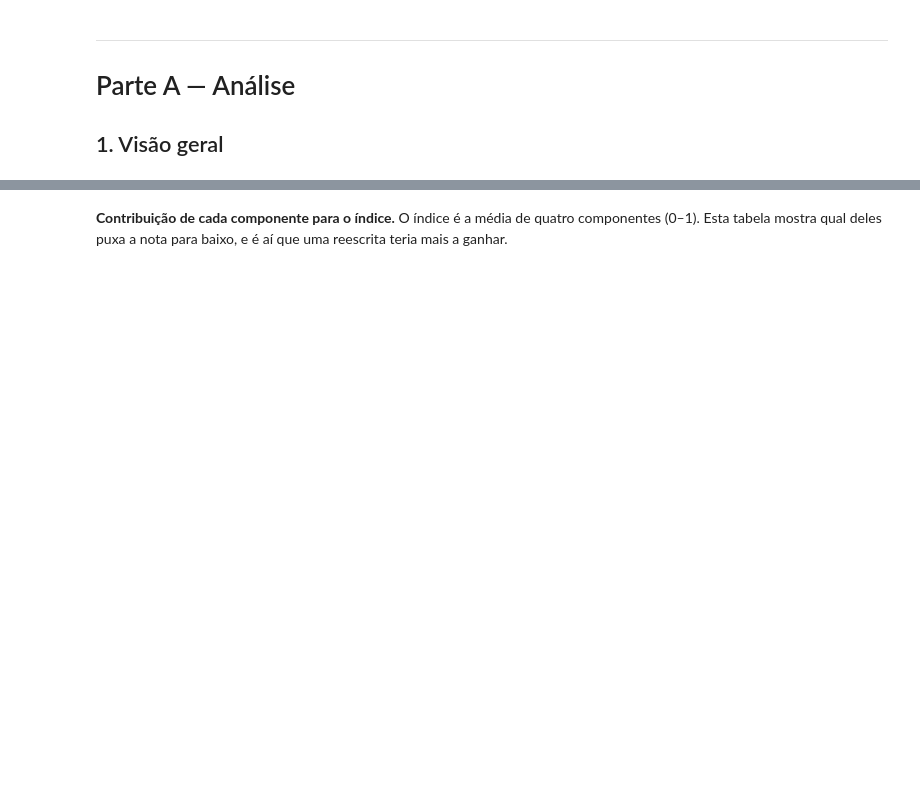
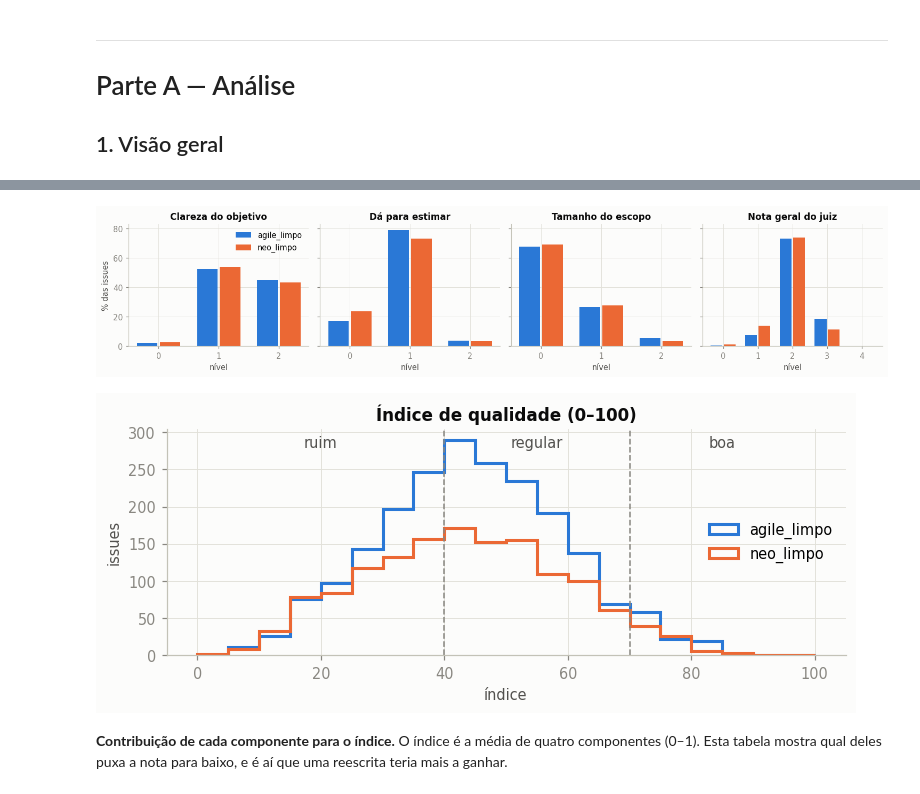
Before and after one commit to anaclaragalvao/Story-Points-Estimation, a Jupyter notebook: repro/analise_jev.ipynb, the cells around one changed output, grey strips where cells are left out. Cells and saved outputs as stored; diff of their text form; code cells hidden in the pictures; blank space fills up the shorter version.

```diff
--- a/repro/analise_jev.ipynb
+++ b/repro/analise_jev.ipynb
@@ -26,11 +34,14 @@ Onde colocar: `repro/notebooks/analise_jev.ipynb`. Antes, rode `01`, `02`, `03`
 # %%
 # ============================== CONFIGURAÇÃO ==============================
-ENGINE = "jev"                 # arquivos results/quality/{dataset}__{ENGINE}.csv
-DATASETS = ["agile", "neo"]
+ENGINE = "jev"                 # arquivos results/quality/{dataset}{_SUBSET}__{ENGINE}.csv
+DATASETS = ["agile_limpo", "neo_limpo"]   # versões limpas (05_clean_data.py); ou ["agile", "neo"] = do artigo
+SUBSET = "test"                # "test" = test set inteiro; "eval" = só as issues de avaliação
 MIN_ISSUES_PROJETO = 20        # projetos com menos issues ficam fora das comparações por projeto
 
 # Parte B
 N_MELHORAR = 100               # issues por dataset no experimento (ajuste conforme a sua cota)
+MIN_PALAVRAS_DESCRICAO = 15    # só reescreve issues com descrição de pelo menos N palavras: sem texto,
+                               # "melhorar" vira inventar (o LLM preenche o vazio com suposições)
 REWRITER = {"provider": "ollama", "model": "llama3"}   # quem reescreve: ollama / gemini / groq
 #   exemplos:  {"provider": "gemini", "model": "gemini-2.5-flash"}   (defina GEMINI_API_KEY)
 #              {"provider": "groq", "model": "openai/gpt-oss-20b"}  (defina GROQ_API_KEY)
@@ -38,7 +49,5 @@ REWRITER_RPM = 0               # limite de requisições/minuto (0 = sem limite)
 ESTIMADORES_ML = ["KNN", "XGBoost"]   # modelos de ML re-treinados no texto original
 ESTIMADOR_LLM = None           # ex.: {"provider": "ollama", "model": "llama3"}; None = pula
 
-# Chaves de API: o Jupyter só enxerga variáveis definidas ANTES de abri-lo. Se preferir, defina aqui
-# (não salve o notebook com a chave e não faça commit dela):
-# import os; os.environ["TYPESAFE_API_KEY"] = "..."     # Jev (seção 10)
-# import os; os.environ["GEMINI_API_KEY"] = "..."       # se o REWRITER/ESTIMADOR for gemini
+# Chaves de API: se não estiverem definidas, o notebook PERGUNTA na hora (campo de senha, não fica salvo).
+# O Jupyter não enxerga variáveis criadas no terminal depois que ele foi aberto.
@@ -86,6 +142,7 @@ pd.set_option("display.width", 160)
 # %% [markdown]
 ## Carregar dados
 # %%
+SECAO = "Carregar dados"
 QUESTIONS = json.loads((ROOT / "quality_criteria.json").read_text(encoding="utf-8"))
 QUESTIONS = {k: v for k, v in QUESTIONS.items() if not k.startswith("_")}
 SCORE_Q = [q for q, v in QUESTIONS.items() if v["type"] == "score"]
@@ -95,9 +152,10 @@ rep = load_script("51_quality_report.py")      # reaproveita os sinais objetivos
 
 frames = []
 for ds in DATASETS:
-    path = QDIR / f"{ds}__{ENGINE}.csv"
+    path = QDIR / f"{ds}{'' if SUBSET == 'eval' else '_' + SUBSET}__{ENGINE}.csv"
     if not path.exists():
-        print(f"⚠ falta {path.relative_to(ROOT)} — rode: python 50_quality_judge.py --engine {ENGINE} --dataset {ds}")
+        print(f"⚠ falta {path.relative_to(ROOT)} — rode: python 50_quality_judge.py --engine {ENGINE} "
+              f"--dataset {ds} --subset {SUBSET}")
         continue
     j = add_quality_scores(pd.read_csv(path, dtype={"issue_id": str, "project": str}))
     data = load_merged(ds)
@@ -120,6 +178,10 @@ for q in NOUL_Q:
         J[f"{q}_sim"] = (J[q] >= 0.5).astype(int)
 J["faixa"] = pd.Categorical(J["faixa"], FAIXA_ORDER, ordered=True)
 print(J.groupby("dataset").size().rename("issues julgadas"))
+for ds in DATASETS:
+    tot = (load_merged(ds).within == "test").sum() if SUBSET == "test" else None
+    if tot and (J.dataset == ds).sum() < tot:
+        print(f"⚠ {ds}: {(J.dataset == ds).sum()} de {tot} issues do test set julgadas — rode o 50_quality_judge.py de novo")
 faltam = J[J.project.isna()]
 if len(faltam):
     print(f"⚠ {len(faltam)} issues do CSV do Jev não foram encontradas nos dados processados")
@@ -137,30 +214,34 @@ display(tipo.rename_axis(columns="tipo da issue (%)"))
 # %%
+SECAO = "1. Visão geral"
 labels = {"goal_clarity": "Clareza do objetivo", "estimability": "Dá para estimar",
           "scope_size": "Tamanho do escopo", "overall_quality": "Nota geral do juiz"}
 qs = [q for q in labels if f"{q}_nivel" in J]
 fig, axes = plt.subplots(1, len(qs), figsize=(3.4 * len(qs), 3), sharey=True)
 for ax, q in zip(np.atleast_1d(axes), qs):
     levels = range(len(QUESTIONS[q]["criteria"]))
     w = 0.38
     for k, ds in enumerate(DATASETS):
         sub = J[J.dataset == ds][f"{q}_nivel"]
         pct = [100 * (sub == lv).mean() for lv in levels]
         ax.bar(np.array(list(levels)) + (k - 0.5) * w, pct, width=w - 0.04, color=DS_COLOR[ds], label=ds)
     ax.set_title(labels[q]); ax.set_xticks(list(levels)); ax.set_xlabel("nível")
 np.atleast_1d(axes)[0].set_ylabel("% das issues"); np.atleast_1d(axes)[0].legend()
 fig.tight_layout(); plt.show()
 
 fig, ax = plt.subplots(figsize=(7, 3))
 bins = np.arange(0, 101, 5)
 for ds in DATASETS:
     ax.hist(J[J.dataset == ds].indice_qualidade, bins=bins, histtype="step", linewidth=2, color=DS_COLOR[ds], label=ds)
 for x in (40, 70):
     ax.axvline(x, color=COR["muted"], linewidth=1, linestyle="--")
 ax.set_title("Índice de qualidade (0–100)"); ax.set_xlabel("índice"); ax.set_ylabel("issues"); ax.legend()
 ax.text(20, ax.get_ylim()[1] * 0.92, "ruim", color=COR["ink2"], ha="center")
 ax.text(55, ax.get_ylim()[1] * 0.92, "regular", color=COR["ink2"], ha="center")
 ax.text(85, ax.get_ylim()[1] * 0.92, "boa", color=COR["ink2"], ha="center")
 fig.tight_layout(); plt.show()
+# %% [output]
+[figure, added]
+[figure, added]
 # %% [markdown]
 **Contribuição de cada componente para o índice.** O índice é a média de quatro componentes (0–1).
 Esta tabela mostra qual deles puxa a nota para baixo, e é aí que uma reescrita teria mais a ganhar.
```
Also changed, not shown: parts of 28 cells of this notebook, 59 other files.
